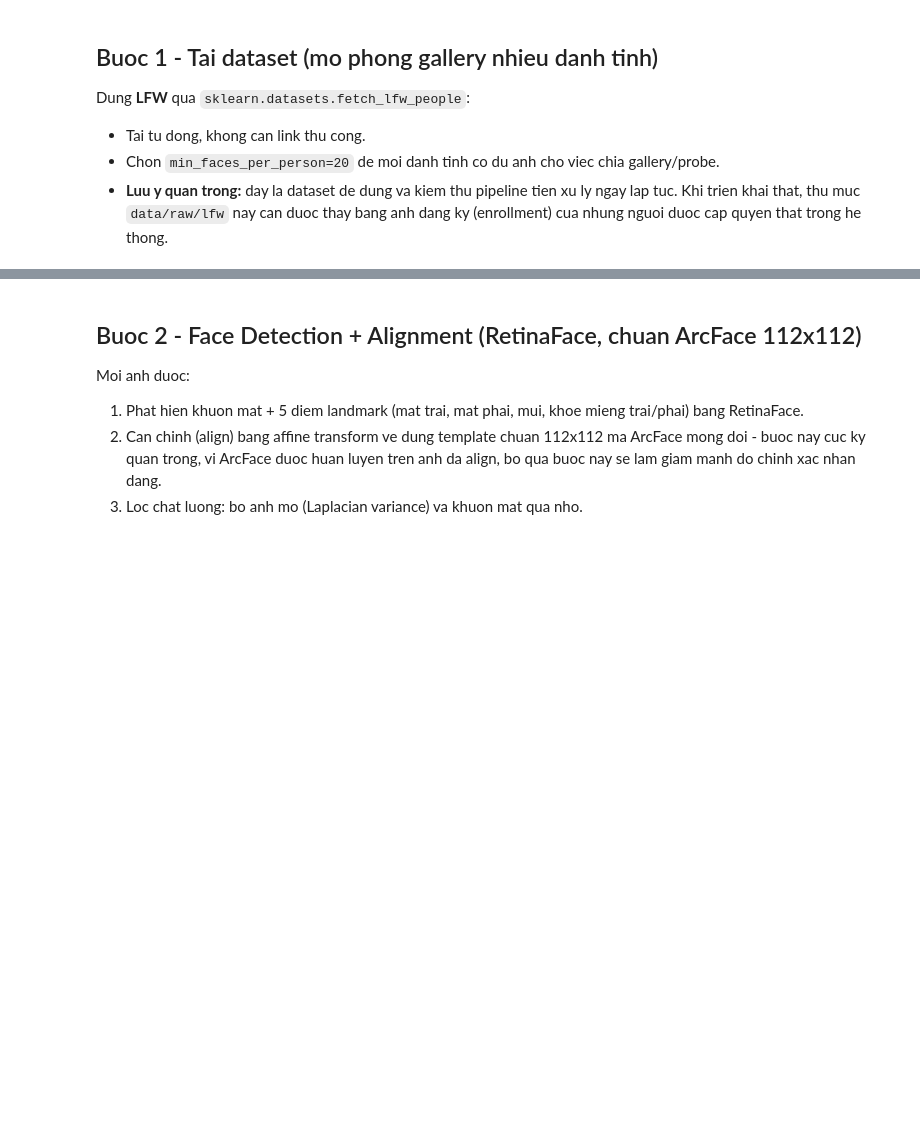
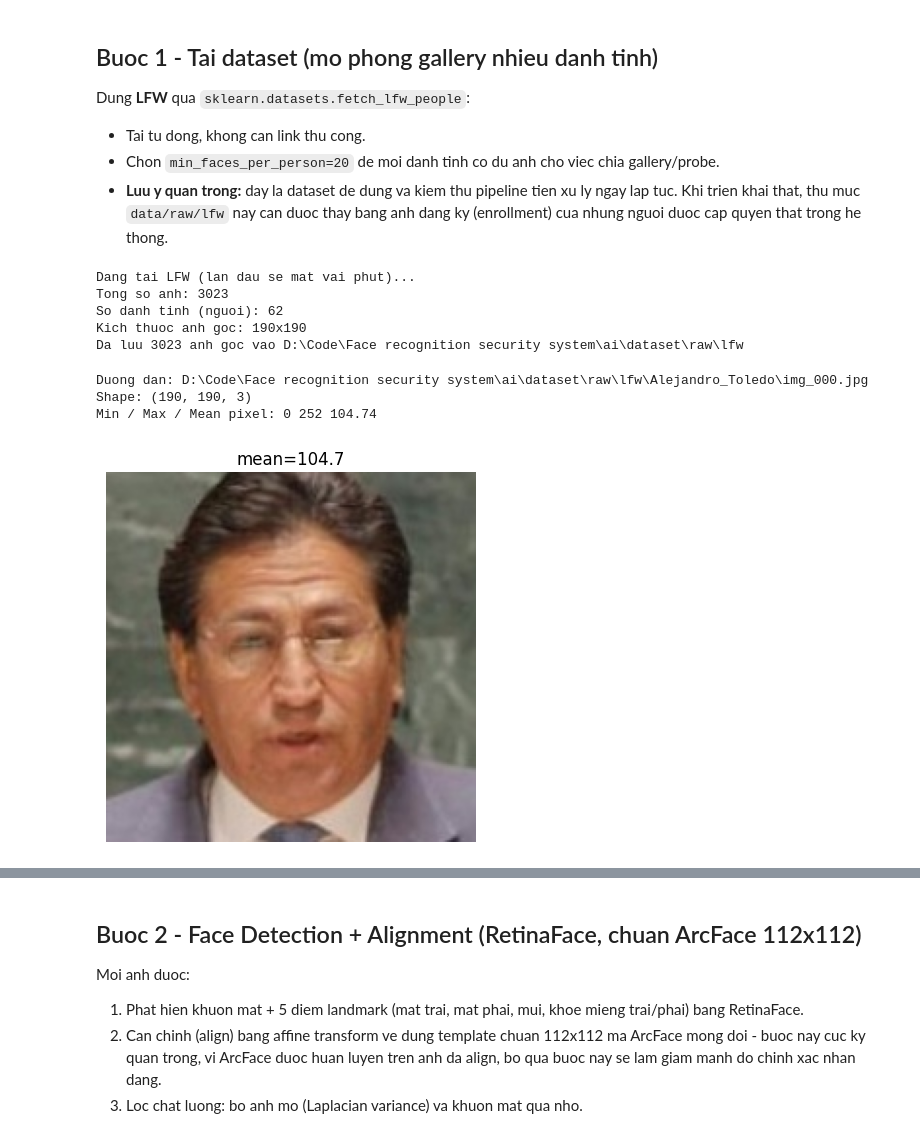
Before and after one commit to haituan123/face-security-system, a Jupyter notebook: ai/notebooks/01_data_preprocessing.ipynb, the cells around one changed output, grey strips where cells are left out. Saved outputs shown, nothing was run; the diff lists cells and outputs as text; code cells hidden in the pictures; blank space fills up the shorter version.

```diff
--- a/ai/notebooks/01_data_preprocessing.ipynb
+++ b/ai/notebooks/01_data_preprocessing.ipynb
@@ -54,18 +92,18 @@ import pandas as pd
 import matplotlib.pyplot as plt
 from sklearn.datasets import fetch_lfw_people
 from sklearn.model_selection import train_test_split
-from retinaface import RetinaFace
+# from retinaface import RetinaFace
 
 SEED = 42
 random.seed(SEED)
 np.random.seed(SEED)
 
-RAW_DIR       = os.path.join(BASE_DIR, 'data/raw/lfw')
-PROCESSED_DIR = os.path.join(BASE_DIR, 'data/processed/gallery')
-SPLIT_GALLERY = os.path.join(BASE_DIR, 'data/splits/gallery')
-SPLIT_PROBE   = os.path.join(BASE_DIR, 'data/splits/probe')
-FRAMES_DIR    = os.path.join(BASE_DIR, 'data/frames')
-AUG_DIR       = os.path.join(BASE_DIR, 'data/augmented')
+RAW_DIR       = os.path.join(AI_DIR, 'dataset', 'raw', 'lfw')
+PROCESSED_DIR = os.path.join(AI_DIR, 'dataset', 'processed', 'gallery')
+SPLIT_GALLERY = os.path.join(AI_DIR, 'dataset', 'splits', 'gallery')
+SPLIT_PROBE   = os.path.join(AI_DIR, 'dataset', 'splits', 'probe')
+FRAMES_DIR    = os.path.join(AI_DIR, 'dataset', 'frames')
+AUG_DIR       = os.path.join(AI_DIR, 'dataset', 'augmented')
 
 print(f"Seed = {SEED}")
 print(f"RAW_DIR       = {RAW_DIR}")
@@ -80,7 +122,13 @@ Dung **LFW** qua `sklearn.datasets.fetch_lfw_people`:
 # %%
 # ===== CELL 4: Tai LFW & luu thanh cau truc folder theo danh tinh =====
 print("Dang tai LFW (lan dau se mat vai phut)...")
-lfw = fetch_lfw_people(min_faces_per_person=20, resize=1.0, color=True, download_if_missing=True)
+lfw = fetch_lfw_people(
+    min_faces_per_person=20,
+    resize=1.0,
+    color=True,
+    slice_=(slice(30, 220), slice(30, 220)),  # noi long crop, giu nhieu vien/background hon
+    download_if_missing=True
+)
 
 images       = lfw.images          # (N, H, W, 3), gia tri float 0-255
 labels       = lfw.target
@@ -97,7 +145,7 @@ for idx in range(images.shape[0]):
     person_dir = os.path.join(RAW_DIR, person_name)
     os.makedirs(person_dir, exist_ok=True)
 
-    img_uint8 = np.clip(images[idx], 0, 255).astype(np.uint8)
+    img_uint8 = np.clip(images[idx] * 255.0, 0, 255).astype(np.uint8)
     img_bgr = cv2.cvtColor(img_uint8, cv2.COLOR_RGB2BGR)
 
     existing = len(os.listdir(person_dir))
@@ -106,6 +154,45 @@ for idx in range(images.shape[0]):
     saved_count += 1
 
 print(f"Da luu {saved_count} anh goc vao {RAW_DIR}")
+# %% [output]
+Dang tai LFW (lan dau se mat vai phut)...
+Tong so anh: 3023
+So danh tinh (nguoi): 62
+Kich thuoc anh goc: 190x190
+Da luu 3023 anh goc vao D:\Code\Face recognition security system\ai\dataset\raw\lfw
+# %%
+import numpy as np
+
+def imread_unicode(path):
+    """Doc anh, ho tro duong dan co ky tu Unicode (cv2.imread bi loi tren Windows voi duong dan nay)."""
+    data = np.fromfile(path, dtype=np.uint8)
+    return cv2.imdecode(data, cv2.IMREAD_COLOR)
+
+
+def imwrite_unicode(path, img):
+    """Ghi anh, ho tro duong dan co ky tu Unicode."""
+    ext = os.path.splitext(path)[1]
+    success, encoded = cv2.imencode(ext, img)
+    if success:
+        encoded.tofile(path)
+    return success
+sample_person_dir = os.path.join(RAW_DIR, os.listdir(RAW_DIR)[0])
+sample_path = os.path.join(sample_person_dir, os.listdir(sample_person_dir)[0])
+
+img = imread_unicode(sample_path)
+print("Duong dan:", sample_path)
+print("Shape:", img.shape)
+print("Min / Max / Mean pixel:", img.min(), img.max(), round(img.mean(), 2))
+
+plt.imshow(cv2.cvtColor(img, cv2.COLOR_BGR2RGB))
+plt.title(f"mean={img.mean():.1f}")
+plt.axis('off')
+plt.show()
+# %% [output]
+Duong dan: D:\Code\Face recognition security system\ai\dataset\raw\lfw\Alejandro_Toledo\img_000.jpg
+Shape: (190, 190, 3)
+Min / Max / Mean pixel: 0 252 104.74
+[figure, added]
 # %%
 # ===== CELL 5: Xem thu vai anh goc =====
 sample_people = os.listdir(RAW_DIR)[:5]
```
Also changed, not shown: parts of 15 cells of this notebook, 3 other files.
